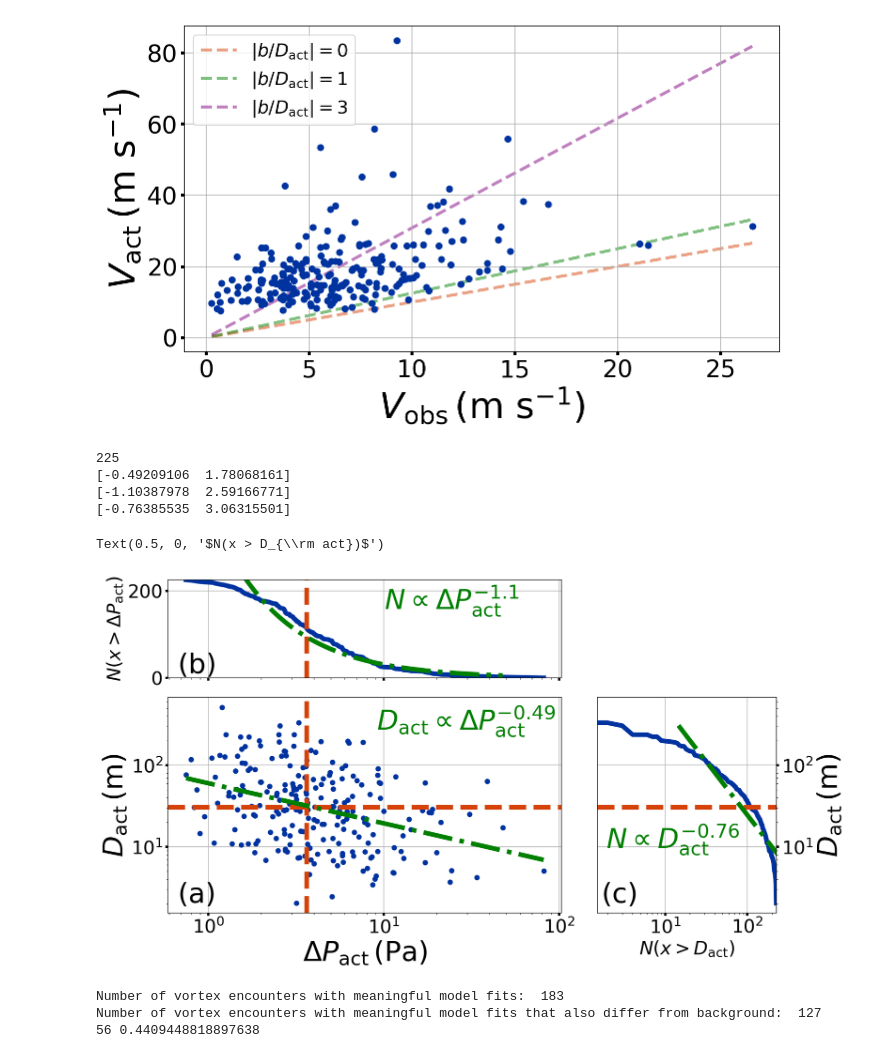
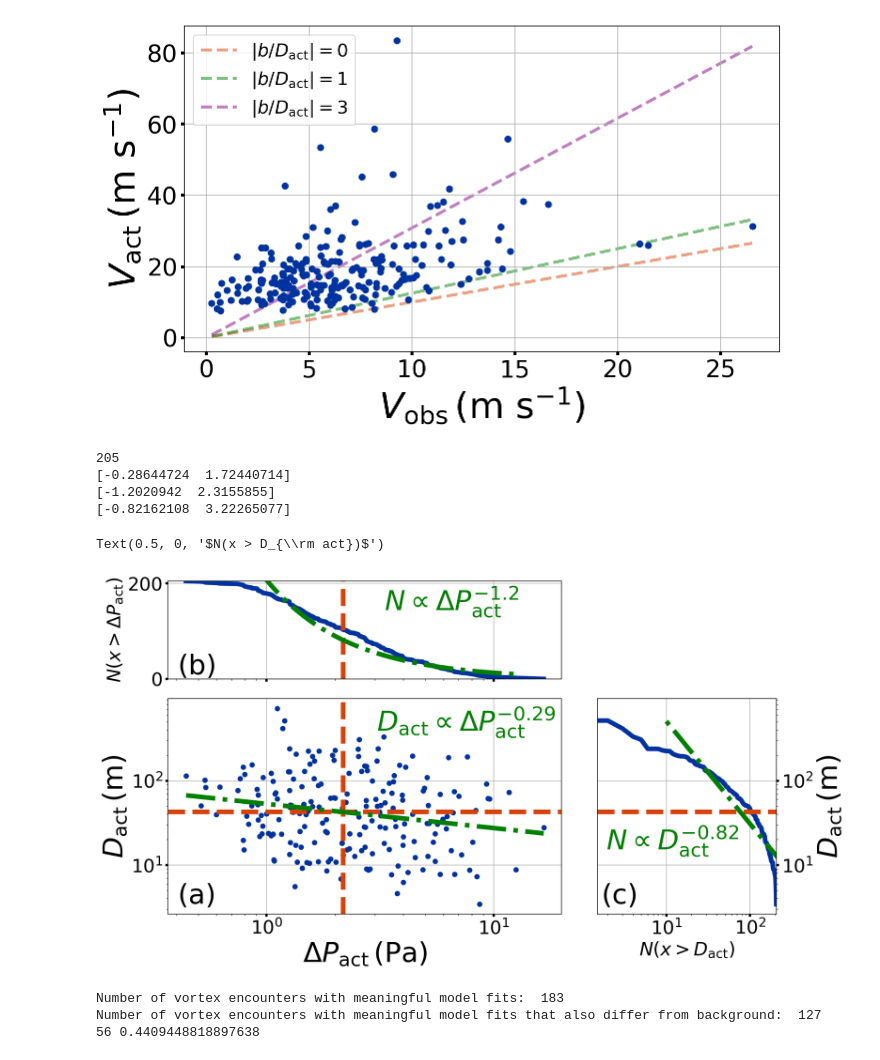
Before and after one commit to BoiseStatePlanetary/Recovering-Martian-Dust-Devil-Population, a Jupyter notebook: code/Finding The Vortices.ipynb, the cells around one changed output. Saved outputs shown, nothing was run; the diff lists cells and outputs as text; code cells hidden in the pictures.

Commit message:
Experimenting with Dact vs. Pact plot

```diff
--- a/code/Finding The Vortices.ipynb
+++ b/code/Finding The Vortices.ipynb
@@ -2712,9 +2712,10 @@ data = np.genfromtxt(filename, delimiter=',', names=True, dtype=None)
 #     (2.*(data['simple_Dact'] - data['full_Dact'])/(data['simple_Dact'] + data['full_Dact']) < 0.25) &\
 #     (data['full_Vobs_sigma'] >= 3.)
 
-ind = (data['full_Vobs_sigma'] >= 3.) &\
-    (np.abs(data['full_b']/data['full_Dact']) < max_b_over_Dact) &\
-    (np.abs(data['full_b']/data['full_Dact']) > min_b_over_Dact)
+# ind = (data['full_Vobs_sigma'] >= 3.) &\
+#     (np.abs(data['full_b']/data['full_Dact']) < max_b_over_Dact)
+
+ind = (np.abs(data['full_b']/data['full_Dact']) < max_b_over_Dact)
 
 x = data['full_Pact'][ind]
 y = data['full_Dact'][ind]
@@ -2770,38 +2771,38 @@ ax3.axhline(y_quantile, lw=6, ls='--', color=BoiseState_orange)
 
 cum_hst_ind = np.isfinite(np.log10(cum_hst))
 coeffs = np.polyfit(np.log10(y[srt])[cum_hst_ind], np.log10(cum_hst)[cum_hst_ind], 1)
 print(coeffs)
 ax3.semilogx(10.**(np.polyval(coeffs, np.log10(y[srt])[cum_hst_ind])), y[srt][cum_hst_ind],
              color='green', lw=6, ls='-.')
 ax3.set_xlim([0, np.max(cum_hst)])
 ax3.text(0.05, 0.3, r'$N \propto D_{\rm act}^{%.2g}$' % coeffs[0],
          color='green', fontsize=36, transform=ax3.transAxes)
 ax3.text(0.025, 0.05, '(c)', fontsize=36, transform=ax3.transAxes)
 
 ax1.grid(True)
 ax1.tick_params(labelsize=24)
 ax1.set_xlabel(r'$\Delta P_{\rm act}\, \left( {\rm Pa} \right)$', fontsize=36)
 ax1.set_ylabel(r'$D_{\rm act}\, \left( {\rm m} \right)$', fontsize=36)
 
 ax2.grid(True)
 ax2.tick_params(labelbottom=False, labelsize=24)
 ax2.set_ylabel(r'$N(x > \Delta P_{\rm act})$', fontsize=24)
 
 ax3.grid(True)
 ax3.yaxis.set_label_position("right")
 ax3.yaxis.tick_right()
 ax3.tick_params(labelsize=24)
 ax3.set_ylabel(r'$D_{\rm act}\, \left( {\rm m} \right)$', fontsize=36)
 ax3.set_xlabel(r'$N(x > D_{\rm act})$', fontsize=24)
 
 # fig.savefig("../figures/Dact_vs_Pact.png", dpi=500, bbox_inches='tight')
 # %% [output]
-225
-[-0.49209106  1.78068161]
-[-1.10387978  2.59166771]
-[-0.76385535  3.06315501]
+205
+[-0.28644724  1.72440714]
+[-1.2020942  2.3155855]
+[-0.82162108  3.22265077]
 Text(0.5, 0, '$N(x > D_{\\rm act})$')
-[figure, old version]
+[figure, new version]
 # %%
 # 2020 Sep 26 - Explore how often Vobs is the same as U1/U2
 filename = "all_vortices_with_diameters_and_actual_values.csv"
```
Also changed, not shown: parts of 1 cell of this notebook.
